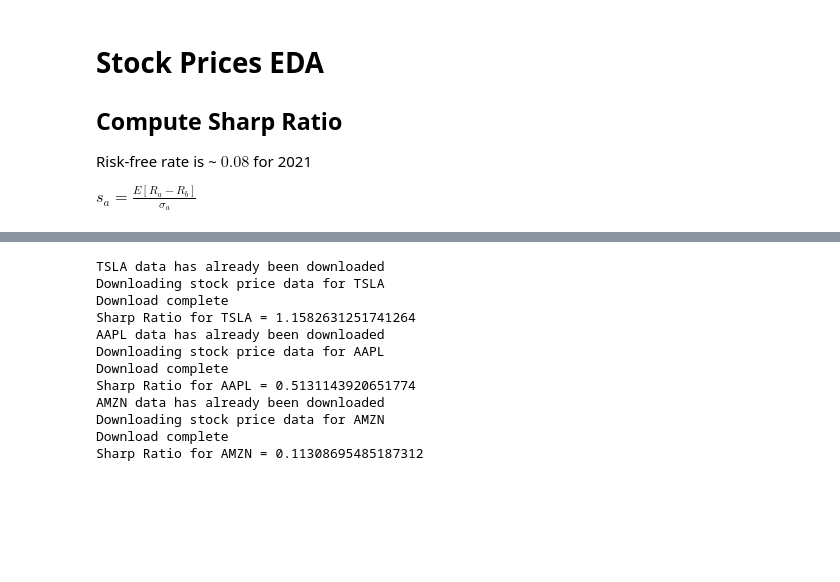
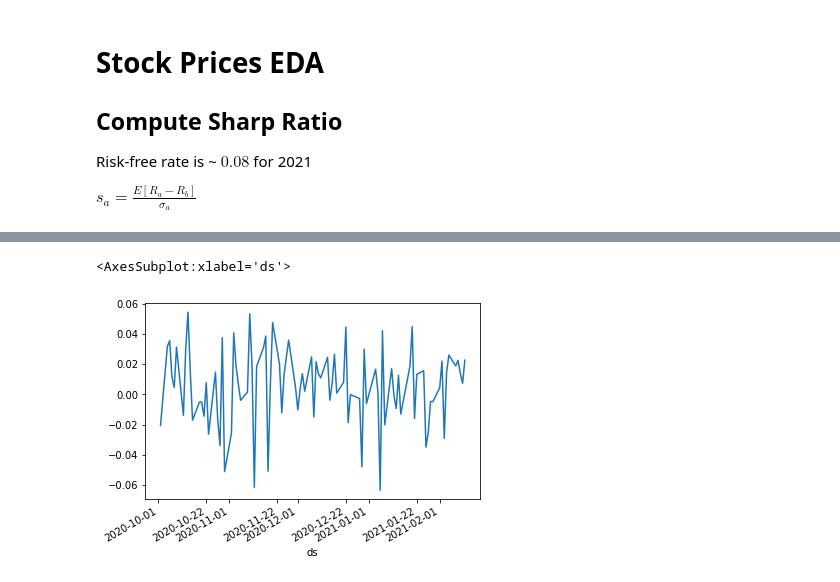
Before and after one commit to mkm29/alpaca-trading, a Jupyter notebook: smig_stock.ipynb, the cells around one changed output, grey strips where cells are left out. Drawn from its saved outputs; the diff is of its cells as text; code cells hidden in the pictures; blank space fills up the shorter version.

```diff
--- a/smig_stock.ipynb
+++ b/smig_stock.ipynb
@@ -99,5 +119,7 @@ class SmigStock:
         print("Sharp Ratio for %s = %s" % (ticker, s))
         return s
 # %%
-tickers = ['TSLA','AAPL','AMZN']
+tickers = ['TSLA','AAPL','AMZN','NEO','MVIS']
 ss = SmigStock(tickers=tickers,start_date='2020-10-01', end_date='2021-02-12')
+ss.get_stocktwits_tickers()
+ss.get_prices()
@@ -104,15 +144,5 @@ ss = SmigStock(tickers=tickers,start_date='2020-10-01', end_date='2021-02-12')
-# %%
-ss.get_prices()
-# %% [output]
-TSLA data has already been downloaded
-Downloading stock price data for TSLA
-Download complete
-Sharp Ratio for TSLA = 1.1582631251741264
-AAPL data has already been downloaded
-Downloading stock price data for AAPL
-Download complete
-Sharp Ratio for AAPL = 0.5131143920651774
-AMZN data has already been downloaded
-Downloading stock price data for AMZN
-Download complete
-Sharp Ratio for AMZN = 0.11308695485187312
+# %%
+ss.data['NEO']['prices']['daily_percent'].plot()
+# %% [output]
+<AxesSubplot:xlabel='ds'>
+[figure, added]
```
Also changed, not shown: parts of 3 cells of this notebook, 3 other files.
